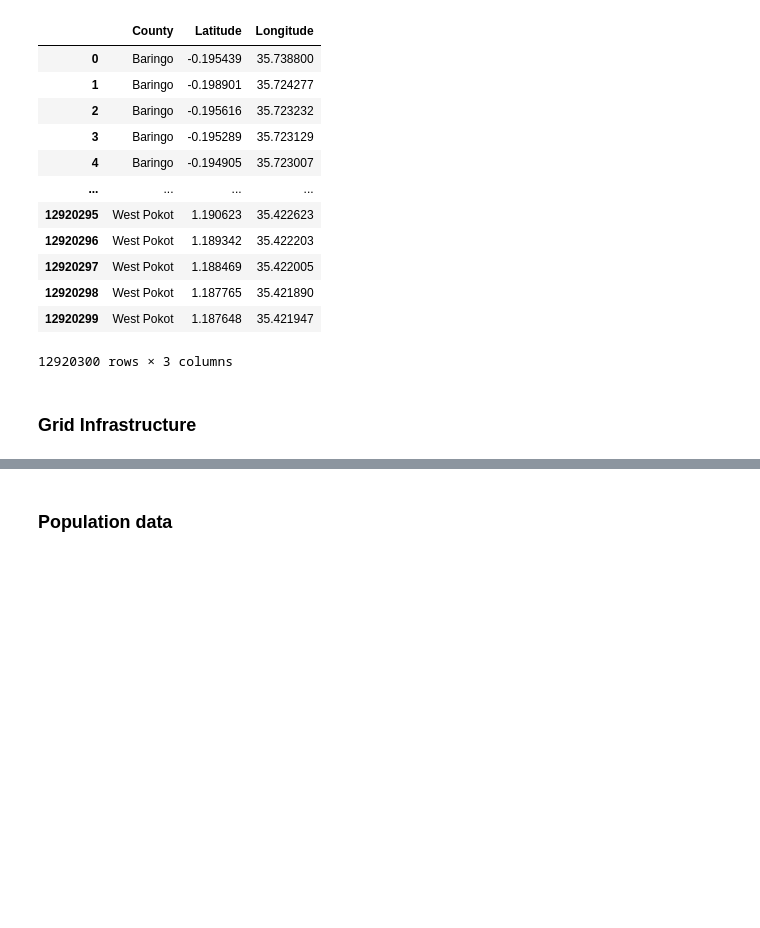
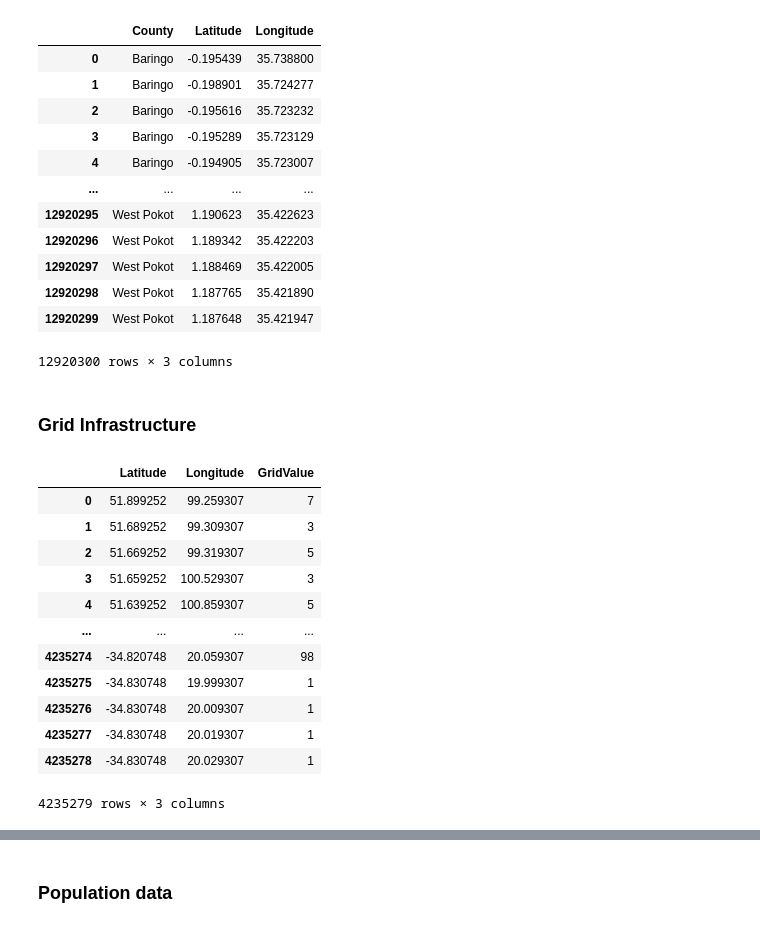
Before and after one commit to DavidGathimbaM/Energy-Access-and-Electrification-planning-in-Kenya, a Jupyter notebook: group_workbook/Victor.ipynb, the cells around one changed output, grey strips where cells are left out. Drawn from its saved outputs; the diff is of its cells as text; code cells hidden in the pictures; blank space fills up the shorter version.

Commit message:
complete data extraction and analysis

```diff
--- a/group_workbook/Victor.ipynb
+++ b/group_workbook/Victor.ipynb
@@ -472,3 +472,63 @@ kenya_income_level
 12920300 rows × 3 columns
 # %% [markdown]
 ### **Grid Infrastructure**
+# %%
+import rasterio
+import pandas as pd
+from rasterio.transform import rowcol
+
+# Path to the TIFF file
+tiff_path = r'C:\Users\user\Documents\PHASE_5- Capstone Project\Phase-5-final-project\Energy-Access-and-Electrification-planning-in-Kenya\data\grid_infrustructure_data\global_data\global_1_1_1_1_1_0.tif'
+
+# Open the TIFF file
+with rasterio.open(tiff_path) as src:
+
+    grid_array = src.read(1)
+    transform = src.transform
+    width, height = src.width, src.height
+
+    # Lists to store the results
+    latitudes = []
+    longitudes = []
+    grid_values = []
+
+    # Loop through each pixel to get its coordinate and value
+    for row in range(height):
+        for col in range(width):
+            # Get the grid value at the current pixel
+            grid_value = grid_array[row, col]
+
+            # Ignore nodata values
+            if grid_value == src.nodata:
+                continue
+
+            # Convert row, col to latitude, longitude
+            lon, lat = rasterio.transform.xy(transform, row, col, offset='center')
+
+            # Append to lists
+            latitudes.append(lat)
+            longitudes.append(lon)
+            grid_values.append(grid_value)
+
+# Create a DataFrame
+grid_df = pd.DataFrame({
+    "Latitude": latitudes,
+    "Longitude": longitudes,
+    "GridValue": grid_values
+})
+
+grid_df
+# %% [output]
+|  | Latitude | Longitude | GridValue |
+| 0 | 51.899252 | 99.259307 | 7 |
+| 1 | 51.689252 | 99.309307 | 3 |
+| 2 | 51.669252 | 99.319307 | 5 |
+| 3 | 51.659252 | 100.529307 | 3 |
+| 4 | 51.639252 | 100.859307 | 5 |
+| ... | ... | ... | ... |
+| 4235274 | -34.820748 | 20.059307 | 98 |
+| 4235275 | -34.830748 | 19.999307 | 1 |
+| 4235276 | -34.830748 | 20.009307 | 1 |
+| 4235277 | -34.830748 | 20.019307 | 1 |
+| 4235278 | -34.830748 | 20.029307 | 1 |
+4235279 rows × 3 columns
```
Also changed, not shown: parts of 14 cells of this notebook.
